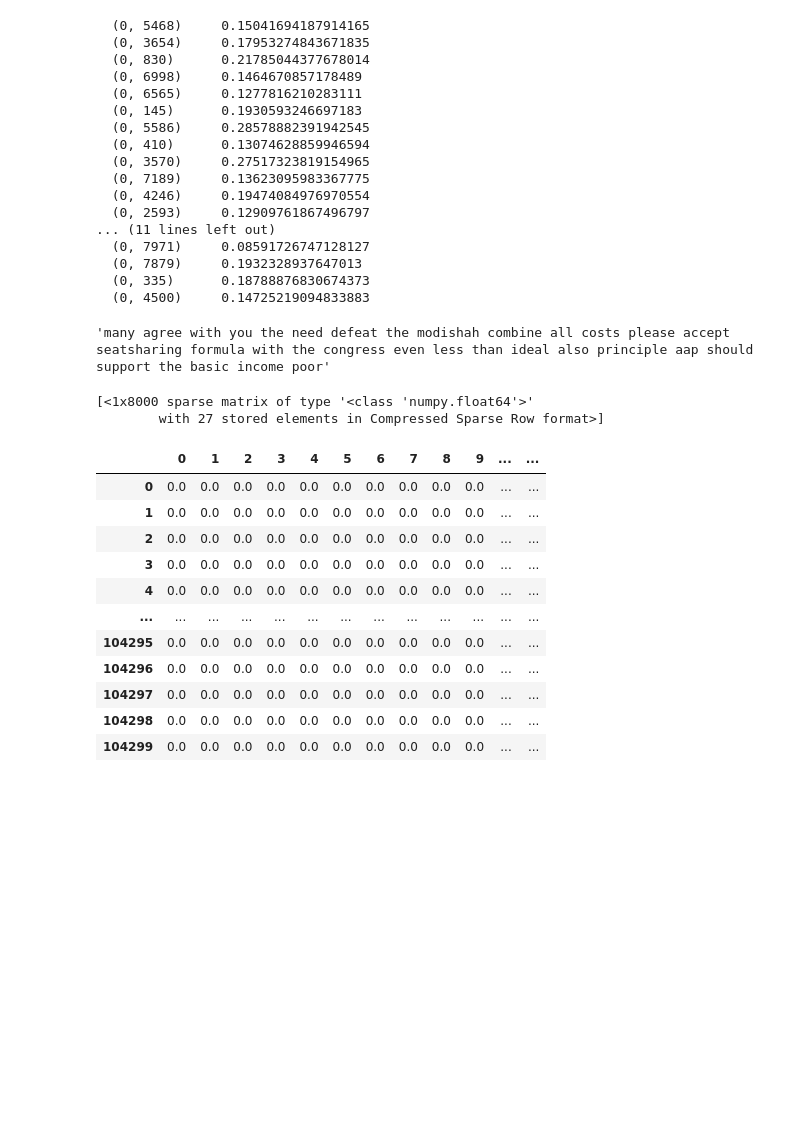
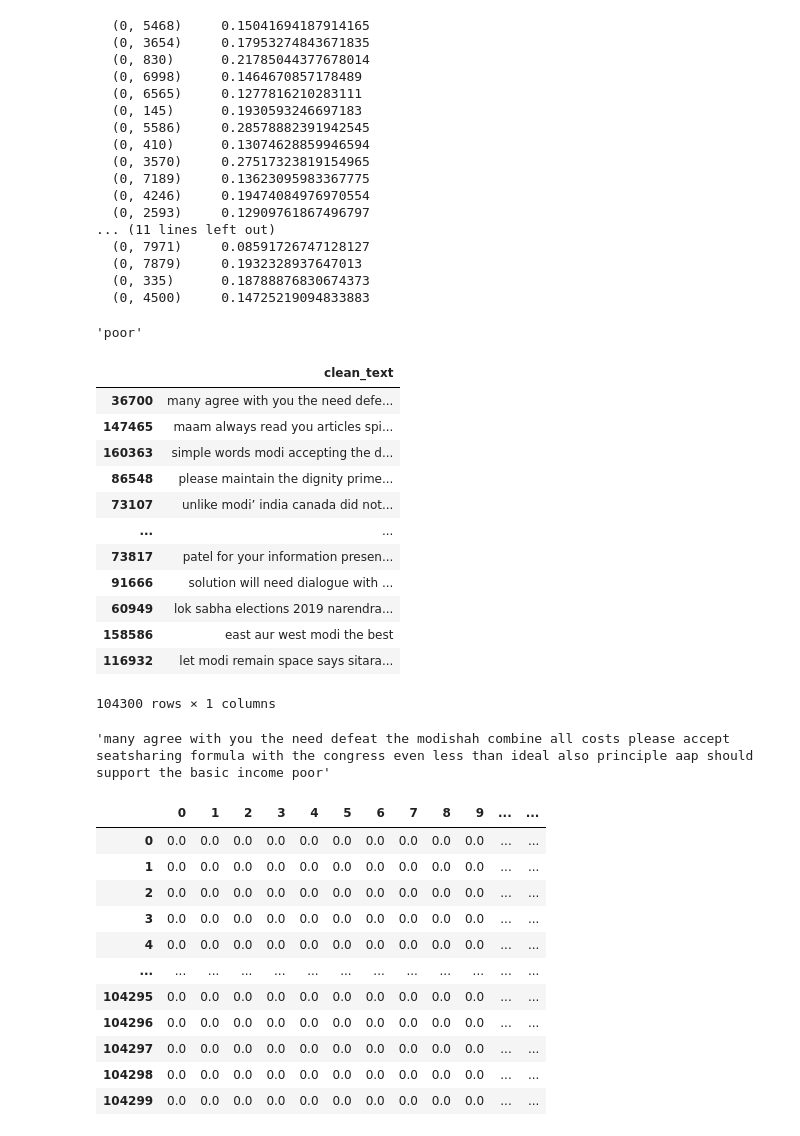
Before and after one commit to joo9810/VSCode, a Jupyter notebook: K-Digital Training/김소현 강사님/프로젝트/4번째 프로젝트/pj1.ipynb, the cells around one changed output. Saved outputs shown, nothing was run; the diff lists cells and outputs as text; code cells hidden in the pictures; blank space fills up the shorter version.

```diff
--- a/K-Digital Training/김소현 강사님/프로젝트/4번째 프로젝트/pj1.ipynb
+++ b/K-Digital Training/김소현 강사님/프로젝트/4번째 프로젝트/pj1.ipynb
@@ -139,15 +139,30 @@ for i in a:
   (0, 7879)     0.1932328937647013
   (0, 335)      0.18788876830674373
   (0, 4500)     0.14725219094833883
+# %%
+vectorizer.get_feature_names_out()[5468]
+# %% [output]
+'poor'
+# %%
+train_inputDF
+# %% [output]
+|  | clean_text |
+| 36700 | many agree with you the need defe... |
+| 147465 | maam always read you articles spi... |
+| 160363 | simple words modi accepting the d... |
+| 86548 | please maintain the dignity prime... |
+| 73107 | unlike modi’ india canada did not... |
+| ... | ... |
+| 73817 | patel for your information presen... |
+| 91666 | solution will need dialogue with ... |
+| 60949 | lok sabha elections 2019 narendra... |
+| 158586 | east aur west modi the best |
+| 116932 | let modi remain space says sitara... |
+104300 rows × 1 columns
 # %%
 train_inputDF['clean_text'][36700]
 # %% [output]
 'many agree with you the need defeat the modishah combine all costs please accept seatsharing formula with the congress even less than ideal also principle aap should support the basic income poor'
-# %%
-a
-# %% [output]
-[<1x8000 sparse matrix of type '<class 'numpy.float64'>'
-        with 27 stored elements in Compressed Sparse Row format>]
 # %%
 vectorizer = TfidfVectorizer(max_features = 8000) # 최대 8000개의 특징 선택
 train_vectors = vectorizer.fit_transform(train_inputDF['clean_text']).toarray()
```
Also changed, not shown: parts of 5 cells of this notebook, 14 other files.
